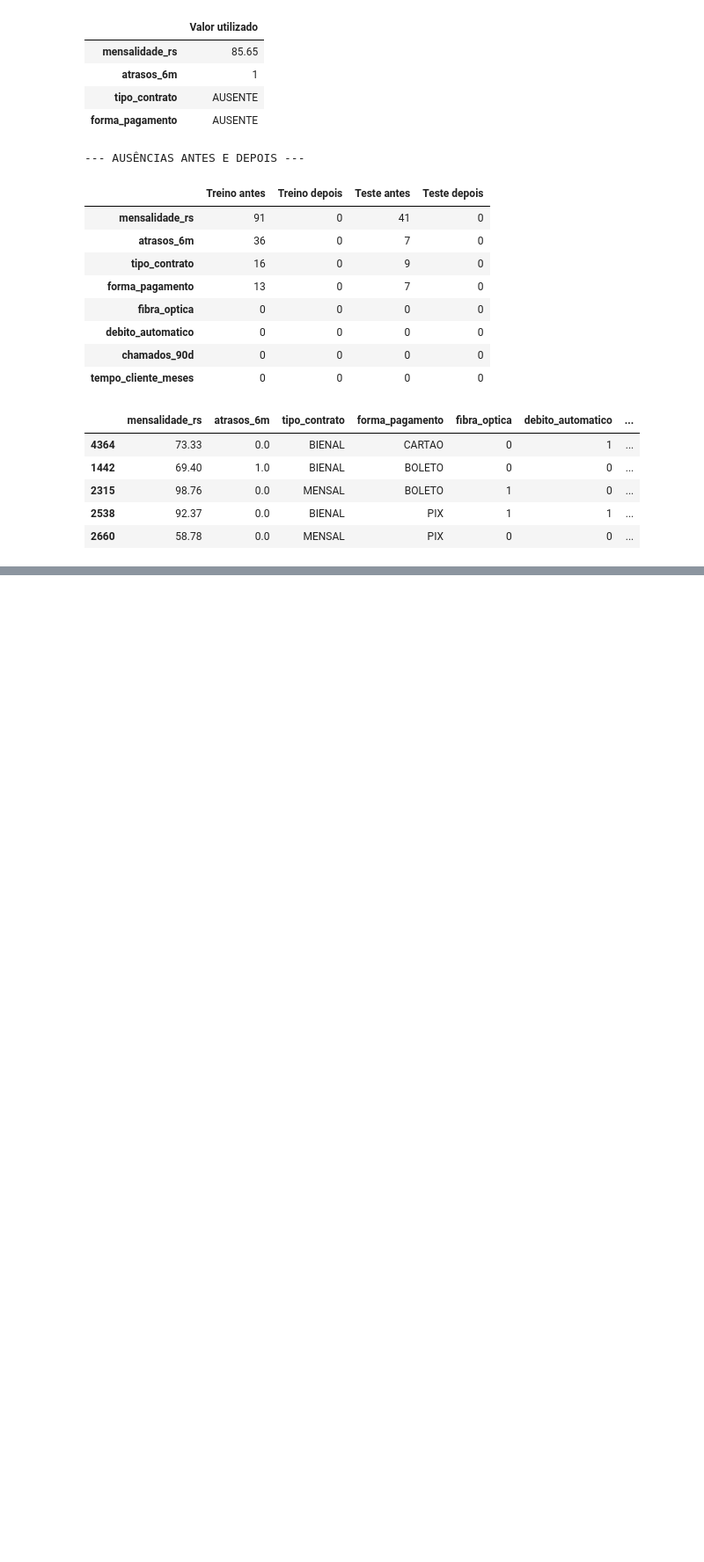
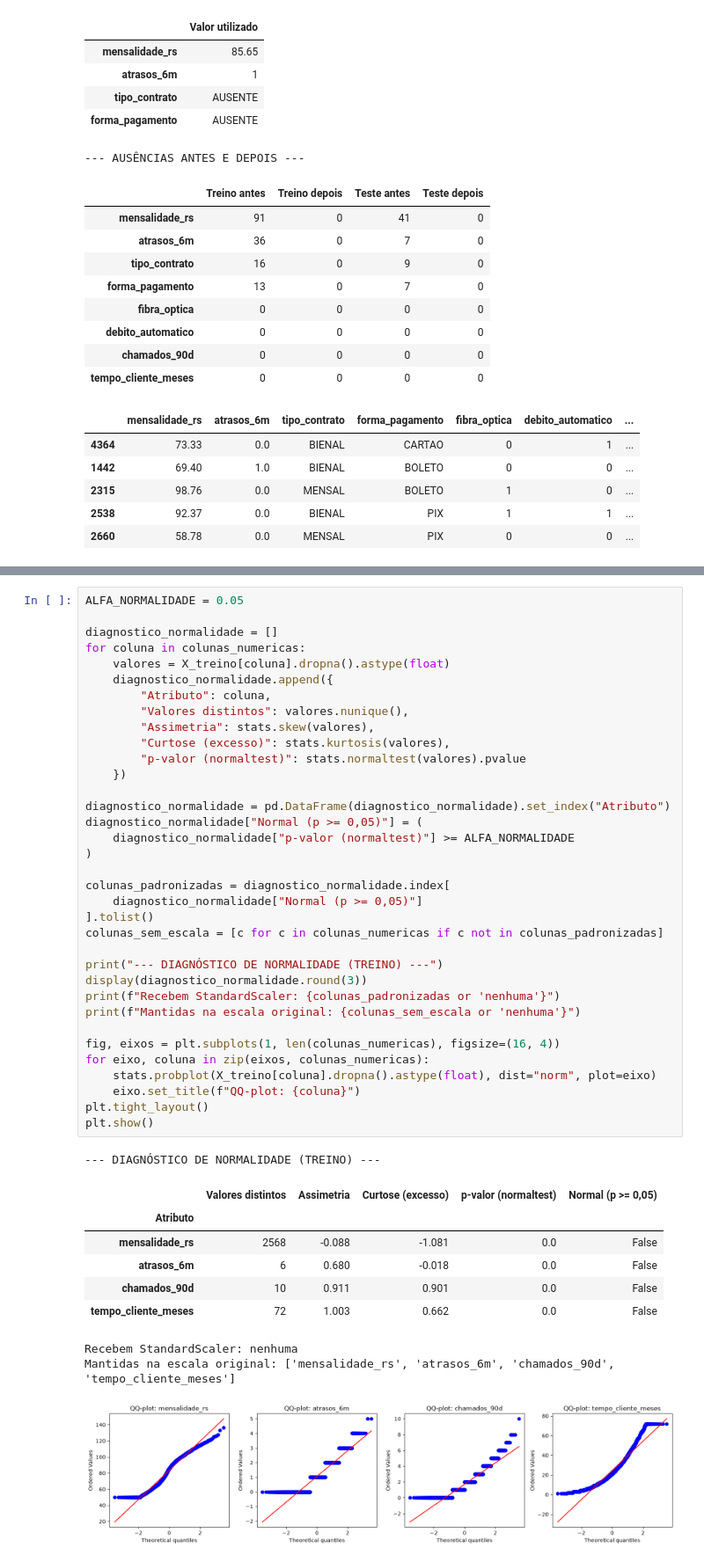
Before and after one commit to llucasEmanuel/CIN0024-churn-analysis-system, a Jupyter notebook: notebooks/preprocessing.ipynb, the cells around one changed output, grey strips where cells are left out. Shown at 88% size. Cells and saved outputs as stored; diff of their text form; blank space fills up the shorter version.

```diff
--- a/notebooks/preprocessing.ipynb
+++ b/notebooks/preprocessing.ipynb
@@ -617 +628,47 @@ display(X_treino_imputado.head())
+# %%
+ALFA_NORMALIDADE = 0.05
+
+diagnostico_normalidade = []
+for coluna in colunas_numericas:
+    valores = X_treino[coluna].dropna().astype(float)
+    diagnostico_normalidade.append({
+        "Atributo": coluna,
+        "Valores distintos": valores.nunique(),
+        "Assimetria": stats.skew(valores),
+        "Curtose (excesso)": stats.kurtosis(valores),
+        "p-valor (normaltest)": stats.normaltest(valores).pvalue
+    })
+
+diagnostico_normalidade = pd.DataFrame(diagnostico_normalidade).set_index("Atributo")
+diagnostico_normalidade["Normal (p >= 0,05)"] = (
+    diagnostico_normalidade["p-valor (normaltest)"] >= ALFA_NORMALIDADE
+)
+
+colunas_padronizadas = diagnostico_normalidade.index[
+    diagnostico_normalidade["Normal (p >= 0,05)"]
+].tolist()
+colunas_sem_escala = [c for c in colunas_numericas if c not in colunas_padronizadas]
+
+print("--- DIAGNÓSTICO DE NORMALIDADE (TREINO) ---")
+display(diagnostico_normalidade.round(3))
+print(f"Recebem StandardScaler: {colunas_padronizadas or 'nenhuma'}")
+print(f"Mantidas na escala original: {colunas_sem_escala or 'nenhuma'}")
+
+fig, eixos = plt.subplots(1, len(colunas_numericas), figsize=(16, 4))
+for eixo, coluna in zip(eixos, colunas_numericas):
+    stats.probplot(X_treino[coluna].dropna().astype(float), dist="norm", plot=eixo)
+    eixo.set_title(f"QQ-plot: {coluna}")
+plt.tight_layout()
+plt.show()
+# %% [output]
+--- DIAGNÓSTICO DE NORMALIDADE (TREINO) ---
+|  | Valores distintos | Assimetria | Curtose (excesso) | p-valor (normaltest) | Normal (p >= 0,05) |
+| Atributo |  |  |  |  |  |
+| mensalidade_rs | 2568 | -0.088 | -1.081 | 0.0 | False |
+| atrasos_6m | 6 | 0.680 | -0.018 | 0.0 | False |
+| chamados_90d | 10 | 0.911 | 0.901 | 0.0 | False |
+| tempo_cliente_meses | 72 | 1.003 | 0.662 | 0.0 | False |
+Recebem StandardScaler: nenhuma
+Mantidas na escala original: ['mensalidade_rs', 'atrasos_6m', 'chamados_90d', 'tempo_cliente_meses']
+[figure, added]
 # %% [markdown]
```
Also changed, not shown: parts of 9 cells of this notebook, 13 other files.
